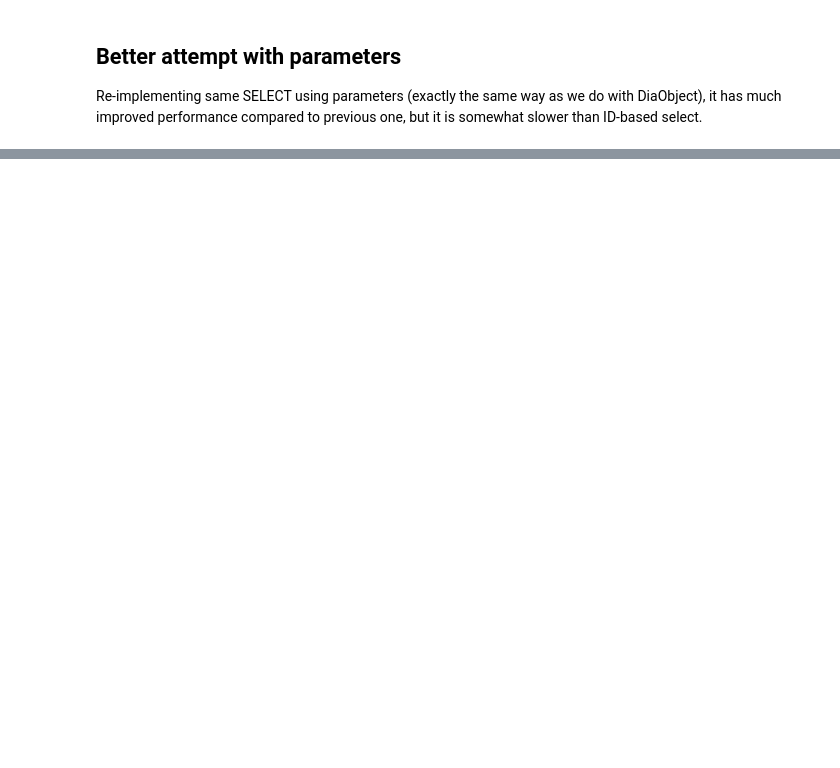
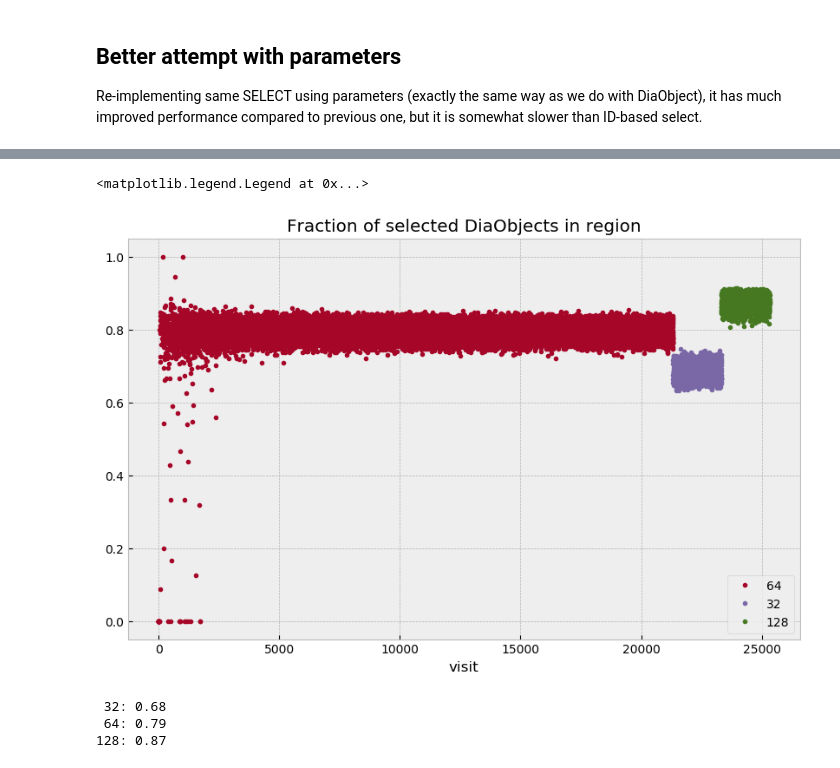
Before and after one commit to lsst-dm/l1dbproto-notebooks, a Jupyter notebook: DM-15476 Optimize DiaSource access.ipynb, the cells around one changed output, grey strips where cells are left out. Cells and saved outputs as stored; diff of their text form; code cells hidden in the pictures; blank space fills up the shorter version.

```diff
--- a/DM-15476 Optimize DiaSource access.ipynb
+++ b/DM-15476 Optimize DiaSource access.ipynb
@@ -68,0 +82,22 @@ ds = plots.do_plots_all(ds, title, bin=1000, filter_count=True, plots=all_plots)
+# %%
+csv = "data/dm-15476-oracle-ssd-15x15-source-region4.csv.gz"
+ds, dsc = plots._read_csv(csv)
+ds["obj_filter"] = ds.obj_in_fov / ds.obj_selected
+ds64 = ds[ds.index<21325]
+ds32 = ds[(ds.index>=21325) & (ds.index<23325)]
+ds128 = ds[ds.index>=23325]
+# %%
+ax = ds64.plot(y=["obj_filter"], style=['.C1'], title="Fraction of selected DiaObjects in region", figsize=(10,6));
+ds32.plot(y=["obj_filter"], style=['.C2'], ax=ax);
+ds128.plot(y=["obj_filter"], style=['.C3'], ax=ax);
+ax.legend(['64', '32', '128'])
+# %% [output]
+<matplotlib.legend.Legend at 0x...>
+[figure, added]
+# %%
+for n, df in ((32, ds32), (64, ds64), (128, ds128)):
+    print("{:3d}: {:.2f}".format(n, df[df.index>5000].obj_filter.mean()))
+# %% [output]
+ 32: 0.68
+ 64: 0.79
+128: 0.87
```
Also changed, not shown: parts of 5 cells of this notebook.
